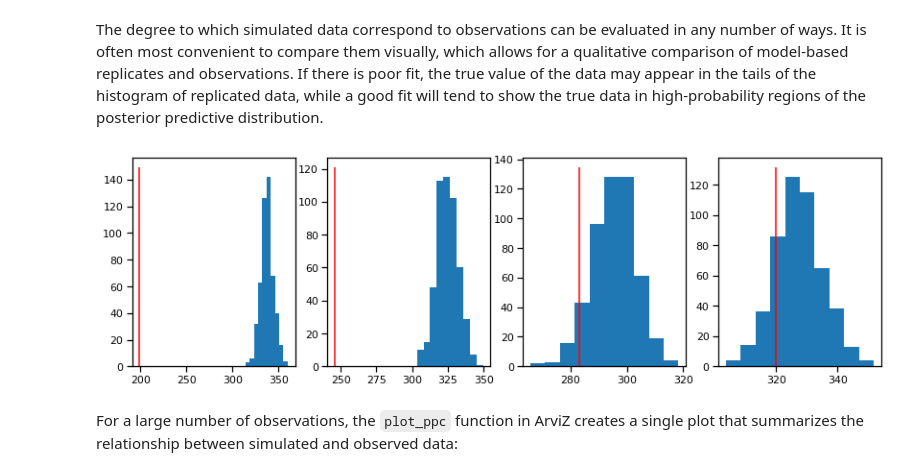
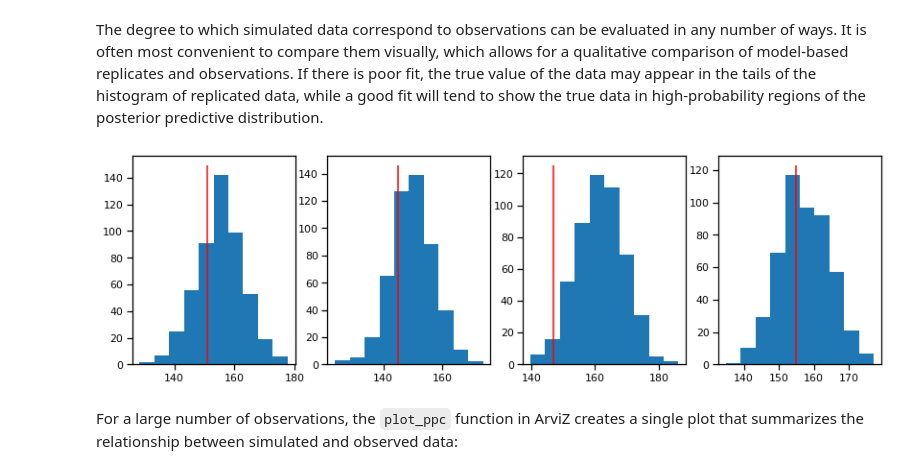
Before and after one commit to fonnesbeck/mcmc_pydata_london_2019, a Jupyter notebook: notebooks/4-Model_Checking.ipynb, the cells around one changed output. Saved outputs shown, nothing was run; the diff lists cells and outputs as text; code cells hidden in the pictures.

Commit message:
Fixed bug in ppc plot

```diff
--- a/notebooks/4-Model_Checking.ipynb
+++ b/notebooks/4-Model_Checking.ipynb
@@ -568,11 +568,11 @@ The degree to which simulated data correspond to observations can be evaluated i
 # %%
 fig, axes = plt.subplots(1, 4, figsize=(14, 4))
 
-for obs, sim, ax in zip(rat_weights.iloc[0, -4:], weights_sim['y'].T[-4:], axes):
+for obs, sim, ax in zip(weight[:4], weights_sim['y'].T[:4], axes):
     ax.hist(sim)
     ax.vlines(obs, *ax.get_ylim(), 'red')
 # %% [output]
-[figure, old version]
+[figure, new version]
 # %% [markdown]
 For a large number of observations, the `plot_ppc` function in ArviZ creates a single plot that summarizes the relationship between simulated and observed data:
 # %%
```
